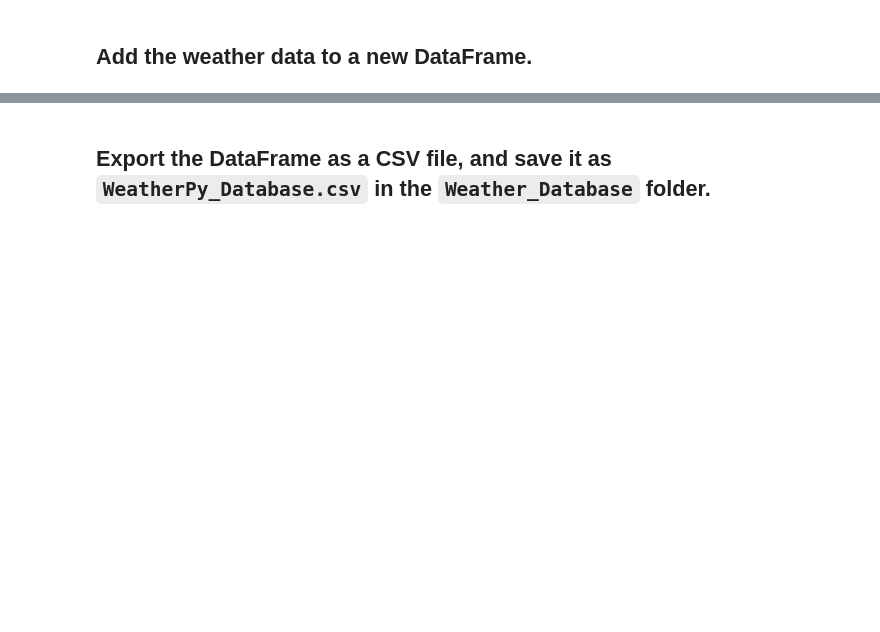
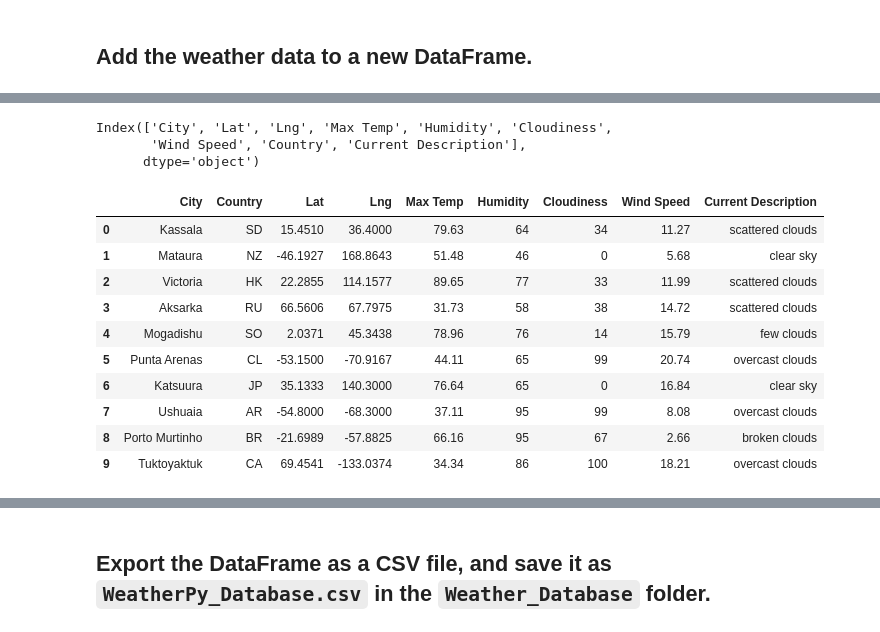
Before and after one commit to nnamdiilokah/World_Weather_Analysis, a Jupyter notebook: Weather_Database/Weather_Database.ipynb, the cells around one changed output, grey strips where cells are left out. Drawn from its saved outputs; the diff is of its cells as text; code cells hidden in the pictures; blank space fills up the shorter version.

```diff
--- a/Weather_Database/Weather_Database.ipynb
+++ b/Weather_Database/Weather_Database.ipynb
@@ -82,6 +82,6 @@ from config import weather_api_key
 # %%
 # Assemble the OpenWeatherMap's API call
-url = "http://api.openweathermap.org/data/2.5/weather?units=Imperial&APPID=" + weather_api_key
+url = "http://api.openweathermap.org/data/2.5/weather?units=Imperial&APPID=" + nnam
 # %% [markdown]
 ## Retrieve the following information from the API call.
 
@@ -132,7 +132,7 @@ for i, city in enumerate(cities):
         city_clouds = city_weather["clouds"]["all"]
         city_wind = city_weather["wind"]["speed"]
         city_country = city_weather["sys"]["country"]
-        city_date = datetime.utcfromtimestamp(city_weather["dt"]).strftime('%Y-%m-%d %H:%M:%S')
+        city_weather_description = city_weather["weather"][0]["description"]
         # Append the city information into the city_data list
         city_data.append({"City": city.title(),
                           "Lat": city_lat,
@@ -142,7 +142,7 @@ for i, city in enumerate(cities):
                           "Cloudiness": city_clouds,
                           "Wind Speed": city_wind,
                           "Country": city_country,
-                          "Date": city_date})
+                          "Current Description": city_weather_description})
 
     # If an error is experienced, skip the city
     except:
@@ -185,15 +220,30 @@ city_data_df.head(10)
 # %%
 # Display the DataFrame's column names using the columns Pandas function
 city_data_df.columns
+# %% [output]
+Index(['City', 'Lat', 'Lng', 'Max Temp', 'Humidity', 'Cloudiness',
+       'Wind Speed', 'Country', 'Current Description'],
+      dtype='object')
 # %%
 # Create a list to reorder the column names as follows:
-# "City", "Country", "Lat", "Lng", "Max Temp", "Humidity",  "Cloudiness", "Wind Speed",  "Current Description"
-# YOUR CODE HERE
+new_column_order = ["City","Country","Lat","Lng","Max Temp","Humidity","Cloudiness","Wind Speed","Current Description"]
 
 # Recreate the DataFrame by using the new column order
-# YOUR CODE HERE
+city_data_df= city_data_df[new_column_order]
 
 # Display sample data
-# YOUR CODE HERE
+city_data_df.head(10)
+# %% [output]
+|  | City | Country | Lat | Lng | Max Temp | Humidity | Cloudiness | Wind Speed | Current Description |
+| 0 | Kassala | SD | 15.4510 | 36.4000 | 79.63 | 64 | 34 | 11.27 | scattered clouds |
+| 1 | Mataura | NZ | -46.1927 | 168.8643 | 51.48 | 46 | 0 | 5.68 | clear sky |
+| 2 | Victoria | HK | 22.2855 | 114.1577 | 89.65 | 77 | 33 | 11.99 | scattered clouds |
+| 3 | Aksarka | RU | 66.5606 | 67.7975 | 31.73 | 58 | 38 | 14.72 | scattered clouds |
+| 4 | Mogadishu | SO | 2.0371 | 45.3438 | 78.96 | 76 | 14 | 15.79 | few clouds |
+| 5 | Punta Arenas | CL | -53.1500 | -70.9167 | 44.11 | 65 | 99 | 20.74 | overcast clouds |
+| 6 | Katsuura | JP | 35.1333 | 140.3000 | 76.64 | 65 | 0 | 16.84 | clear sky |
+| 7 | Ushuaia | AR | -54.8000 | -68.3000 | 37.11 | 95 | 99 | 8.08 | overcast clouds |
+| 8 | Porto Murtinho | BR | -21.6989 | -57.8825 | 66.16 | 95 | 67 | 2.66 | broken clouds |
+| 9 | Tuktoyaktuk | CA | 69.4541 | -133.0374 | 34.34 | 86 | 100 | 18.21 | overcast clouds |
 # %%
 # Display the data types of each column by using the dtypes Pandas function
```
Also changed, not shown: parts of 8 cells of this notebook, 1 other file.
